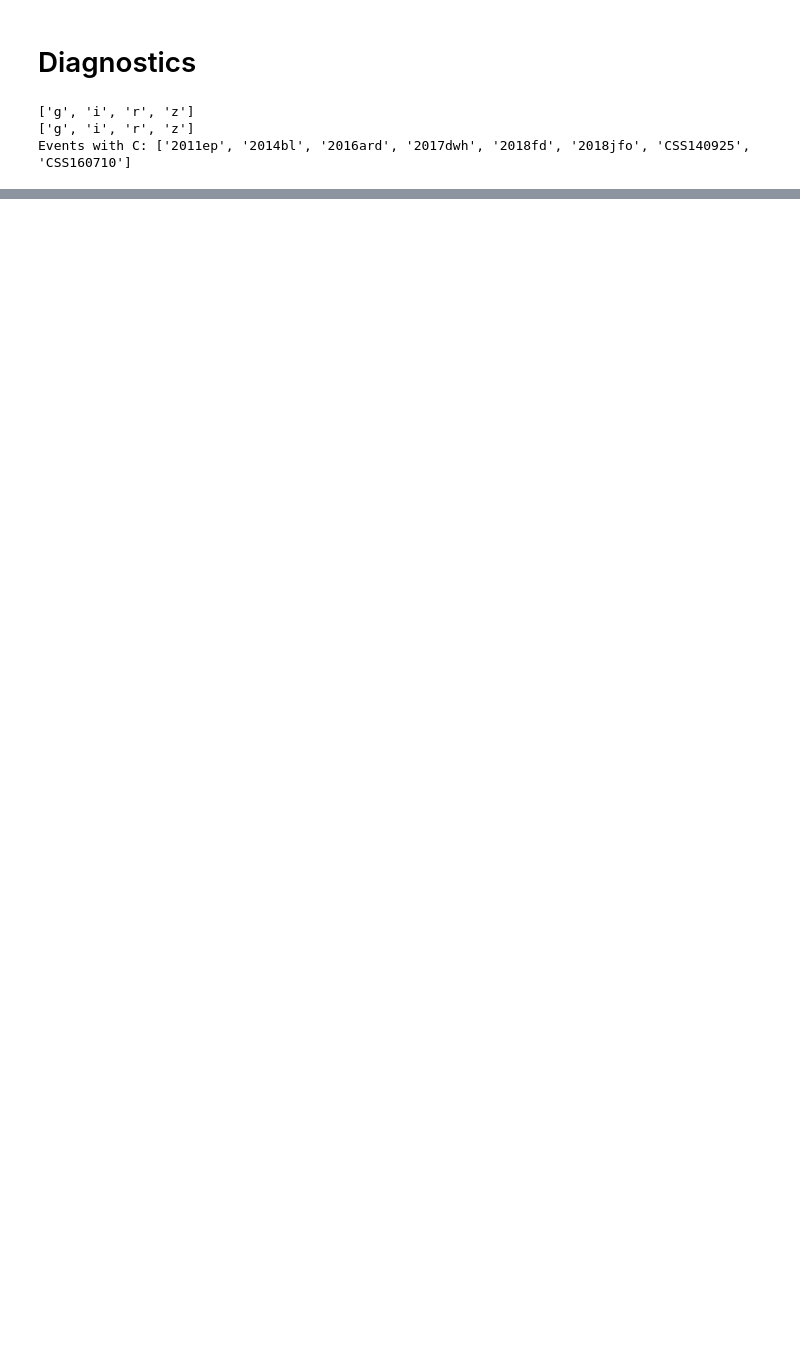
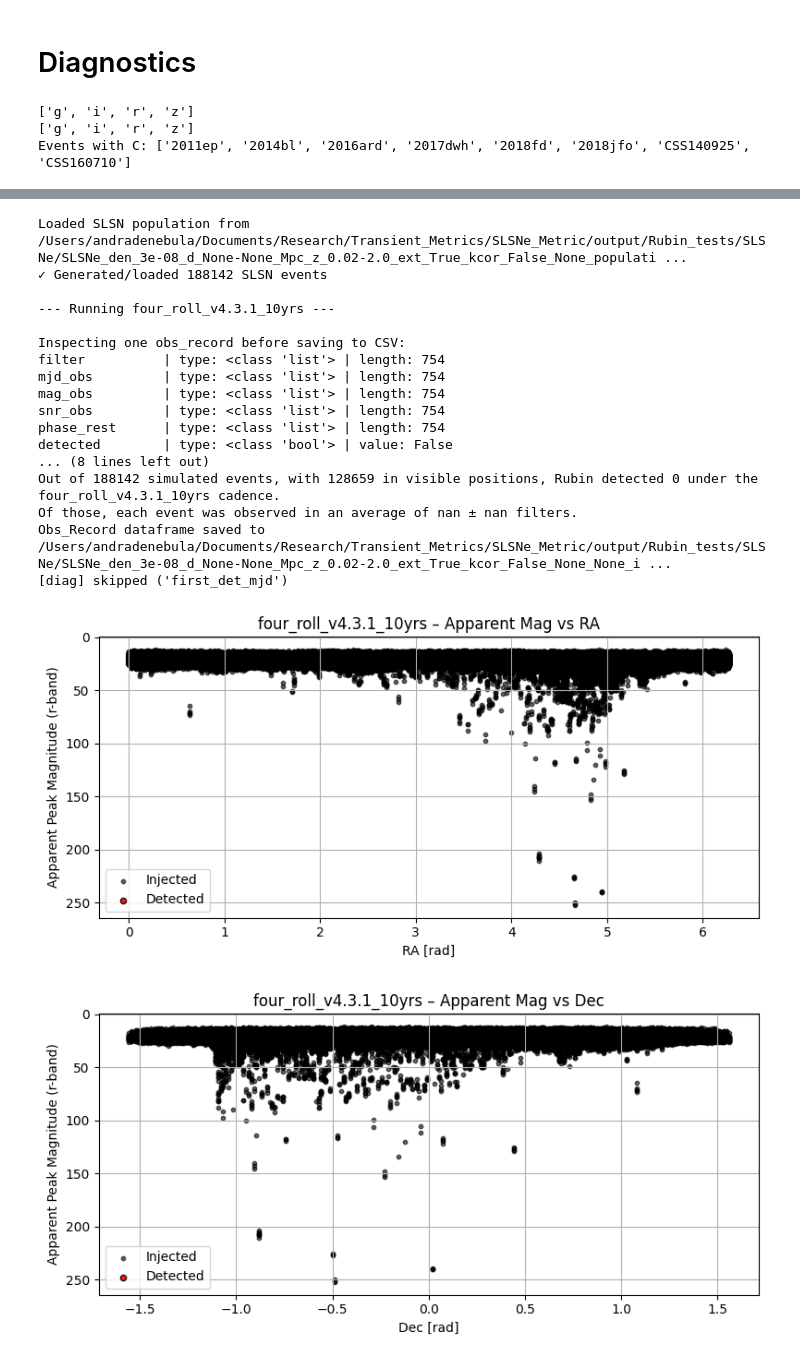
Before and after one commit to andra104/SLSNe_Metric, a Jupyter notebook: notebooks/local_SLSNe_notebook.ipynb, the cells around one changed output, grey strips where cells are left out. Saved outputs shown, nothing was run; the diff lists cells and outputs as text; code cells hidden in the pictures; blank space fills up the shorter version.

```diff
--- a/notebooks/local_SLSNe_notebook.ipynb
+++ b/notebooks/local_SLSNe_notebook.ipynb
@@ -275,0 +566,54 @@ Template bands: ['g', 'i', 'r', 'z']
+# %%
+seed = 42
+# First, CREATE the slicer object (don't pass the function)
+slicer = generate_SLSN_PopSlicer(
+    lc_model=shared_lc_model,
+    t_start=t_start,
+    t_end=t_end,
+    z_min=z_min,
+    z_max=z_max,
+    rate_density=rate_density,
+    seed=seed,
+    save_to=pop_file,
+    load_from=pop_file if pop_file.exists() else None
+)
+
+print(f"✓ Generated/loaded {len(slicer.slice_points['z'])} SLSN events")
+
+# Then pass the SLICER OBJECT (not the function) to run_detect
+from shared_utils import run_detect
+
+df_obs = run_detect(
+    metric=slsn_metric,           # your metric MODULE
+    slicer=slicer,                # ← PASS THE SLICER OBJECT, NOT THE FUNCTION
+    cadences=['four_roll_v4.3.1_10yrs'],
+    shared_lc_model=shared_lc_model,  # ← PASS THE LC MODEL OBJECT, NOT LC.from_catalog
+    db_dir=str(db_dir),           # path to your opsim databases
+    storage_dir=str(storage_dir),
+    df_file=str(df_file),
+    use_extinction=True,
+    use_kcorrect=False,
+    is_grb=False,
+    debug=True,
+    plot=True
+)
+# %% [output]
+Loaded SLSN population from /Users/andradenebula/Documents/Research/Transient_Metrics/SLSNe_Metric/output/Rubin_tests/SLSNe/SLSNe_den_3e-08_d_None-None_Mpc_z_0.02-2.0_ext_True_kcor_False_None_populati ...
+✓ Generated/loaded 188142 SLSN events
+
+--- Running four_roll_v4.3.1_10yrs ---
+
+Inspecting one obs_record before saving to CSV:
+filter          | type: <class 'list'> | length: 754
+mjd_obs         | type: <class 'list'> | length: 754
+mag_obs         | type: <class 'list'> | length: 754
+snr_obs         | type: <class 'list'> | length: 754
+phase_rest      | type: <class 'list'> | length: 754
+detected        | type: <class 'bool'> | value: False
+... (8 lines left out)
+Out of 188142 simulated events, with 128659 in visible positions, Rubin detected 0 under the four_roll_v4.3.1_10yrs cadence.
+Of those, each event was observed in an average of nan ± nan filters.
+Obs_Record dataframe saved to /Users/andradenebula/Documents/Research/Transient_Metrics/SLSNe_Metric/output/Rubin_tests/SLSNe/SLSNe_den_3e-08_d_None-None_Mpc_z_0.02-2.0_ext_True_kcor_False_None_None_i ...
+[diag] skipped ('first_det_mjd')
+[figure, added]
+[figure, added]
```
Also changed, not shown: parts of 14 cells of this notebook, 4 other files.
